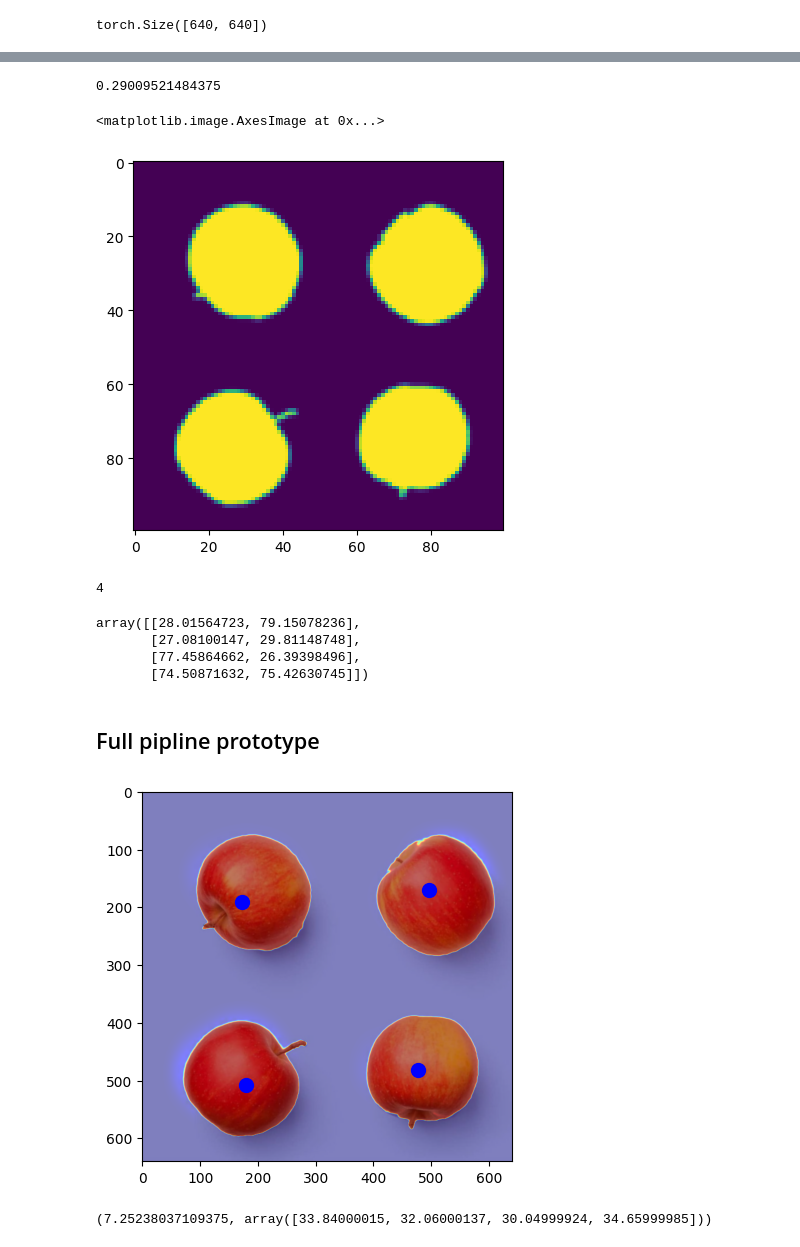
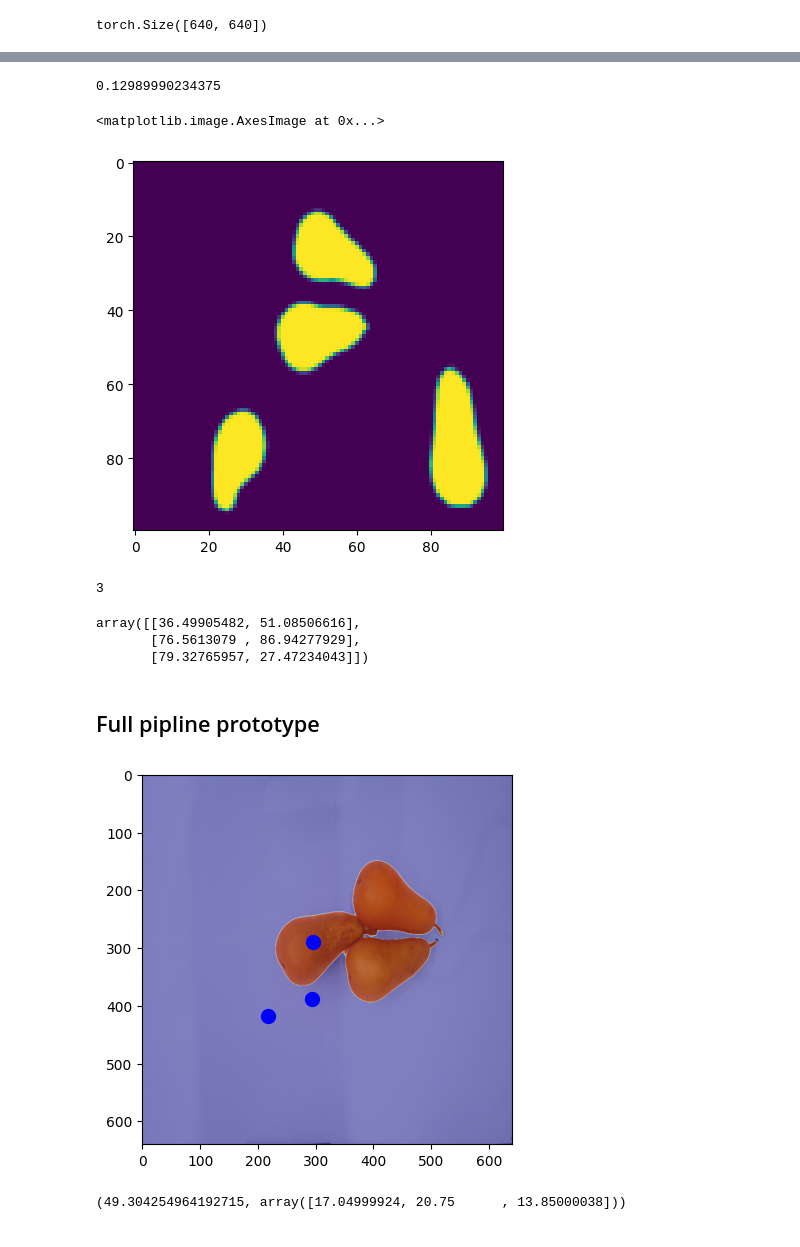
Before and after one commit to frznfrgg/fruit_detection, a Jupyter notebook: size.ipynb, the cells around one changed output, grey strips where cells are left out. Drawn from its saved outputs; the diff is of its cells as text; code cells hidden in the pictures.

```diff
--- a/size.ipynb
+++ b/size.ipynb
@@ -10,9 +10,9 @@ from torchvision.transforms import Resize
 # %%
 device = 'cuda:0' if torch.cuda.is_available() else 'cpu'
 
-model = torch.load("SC_model1.pth", weights_only=False).to(device)
+model = torch.load("SC_model2.pth", weights_only=False).to(device)
 # %%
-name = "test.jpg"
+name = "datasets/camera/4.jpg"
 transform = Resize((640,640))
 
 image = imageio.imread(name)
@@ -52,7 +52,7 @@ N pixels: 118823
 # %%
 len(ind[0])/640**2
 # %% [output]
-0.29009521484375
+0.12989990234375
 # %%
 tr = Resize((100, 100))
 
@@ -65,7 +65,7 @@ ind = np.where(pic > 0.9)
 plt.imshow(pic)
 # %% [output]
 <matplotlib.image.AxesImage at 0x...>
-[figure, old version]
+[figure, new version]
 # %%
 X = []
 for i in range(len(ind[0])):
@@ -77,14 +77,13 @@ clustering = MeanShift(bandwidth=20).fit(X)
 # %%
 len(clustering.cluster_centers_)
 # %% [output]
-4
+3
 # %%
 clustering.cluster_centers_
 # %% [output]
-array([[28.01564723, 79.15078236],
-       [27.08100147, 29.81148748],
-       [77.45864662, 26.39398496],
-       [74.50871632, 75.42630745]])
+array([[36.49905482, 51.08506616],
+       [76.5613079 , 86.94277929],
+       [79.32765957, 27.47234043]])
 # %% [markdown]
 ## Full pipline prototype
 # %%
@@ -106,7 +105,8 @@ class Reshala():
 
         self.class_dict = {
             'apple': 20,
-            'hurma': 20
+            'hurma': 20,
+            'pear': 10
         }
         self.image_area = image_area
         self.thermal_size = (62,80)
@@ -166,7 +166,7 @@ class Reshala():
 
     def _get_class_label(self, image):
         # Work in progres...
-        return 'apple'
+        return 'pear'
 
 
     def __call__(self, path, draw=False):
@@ -206,9 +206,10 @@ class Reshala():
 
         plt.show()
 # %%
-a = Reshala(100)
+table_area = 1627.1
+a = Reshala(table_area)
 
-a("1", True)
+a("4", True)
 # %% [output]
-[figure, old version]
+[figure, new version]
-(7.25238037109375, array([33.84000015, 32.06000137, 30.04999924, 34.65999985]))
+(49.304254964192715, array([17.04999924, 20.75      , 13.85000038]))
```
Also changed, not shown: parts of 14 cells of this notebook, 1 other file.
